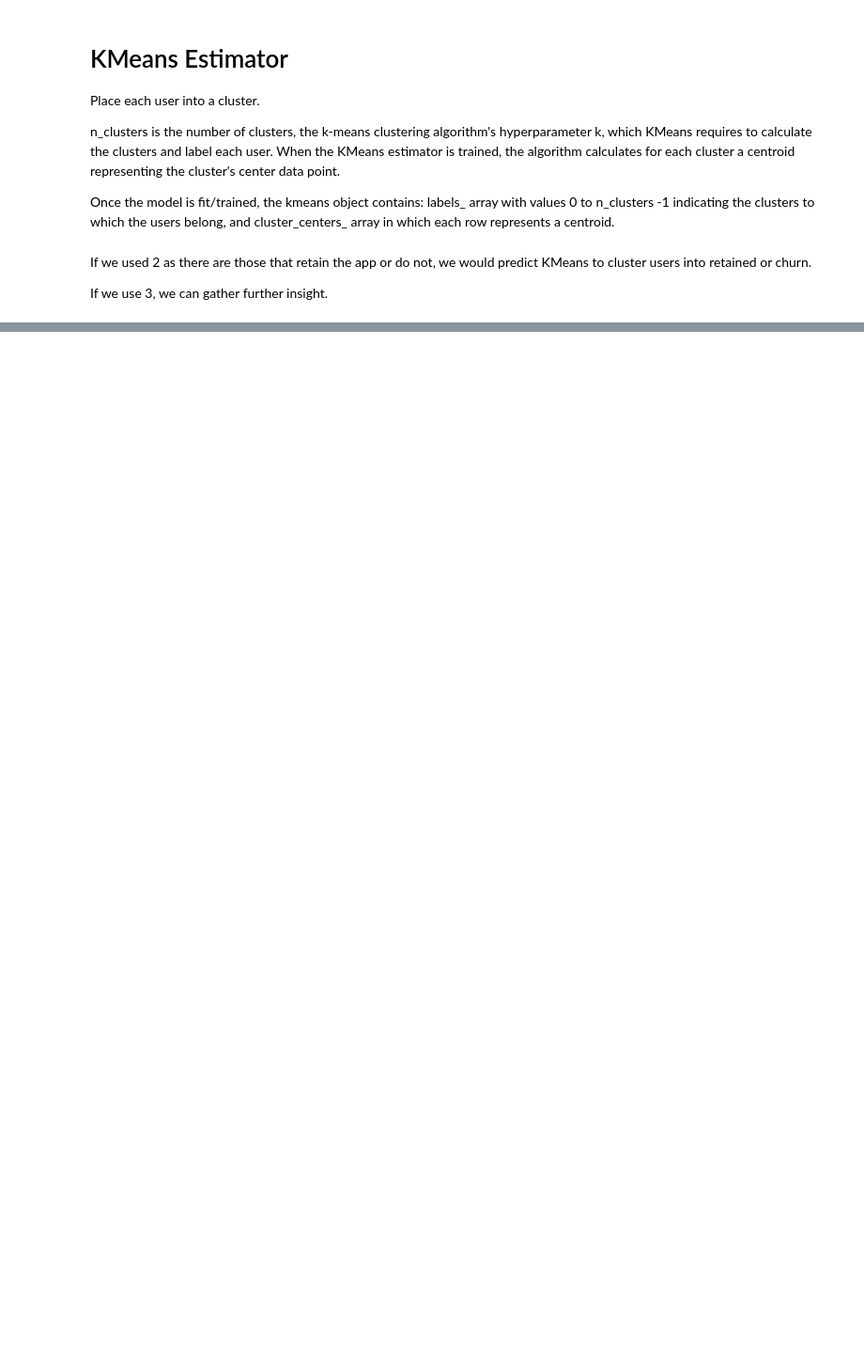
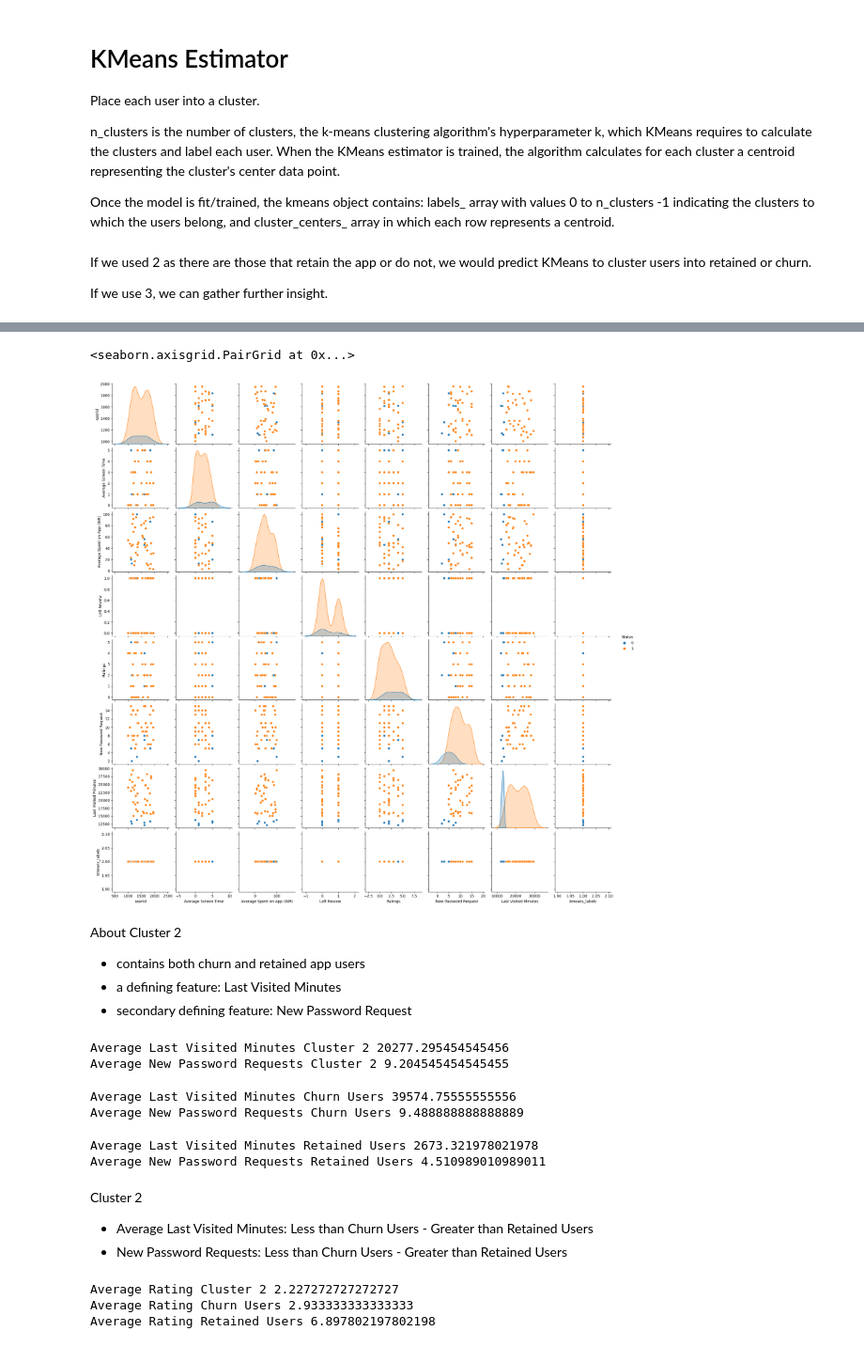
Before and after one commit to brittabeta/Data-Engineering-Duke, a Jupyter notebook: AppUserSegmentation.ipynb, the cells around one changed output, grey strips where cells are left out. Shown at 94% size. Saved outputs shown, nothing was run; the diff lists cells and outputs as text; code cells hidden in the pictures; blank space fills up the shorter version.

```diff
--- a/AppUserSegmentation.ipynb
+++ b/AppUserSegmentation.ipynb
@@ -184,0 +202,4 @@ If we use 3, we can gather further insight.
+# %%
+# investigate cluster 2
+results2_df = df.join(result_df)
+results2_df.head()
@@ -184,0 +213,5 @@ If we use 3, we can gather further insight.
+# %%
+# create cluster subsets
+cluster2_df = results2_df[results2_df['kmeans_labels'] == 2]
+cluster2_df = cluster2_df.drop('status_labels', axis = 1)
+cluster2_df.head()
@@ -184,0 +231,40 @@ If we use 3, we can gather further insight.
+# %%
+sns.pairplot(cluster2_df, hue = 'Status')
+# %% [output]
+<seaborn.axisgrid.PairGrid at 0x...>
+[figure, added]
+# %% [markdown]
+About Cluster 2
+* contains both churn and retained app users
+* a defining feature: Last Visited Minutes
+* secondary defining feature: New Password Request
+# %%
+print('Average Last Visited Minutes Cluster 2', cluster2_df['Last Visited Minutes'].mean())
+print('Average New Password Requests Cluster 2', cluster2_df['New Password Request'].mean())
+# %% [output]
+Average Last Visited Minutes Cluster 2 20277.295454545456
+Average New Password Requests Cluster 2 9.204545454545455
+# %%
+print('Average Last Visited Minutes Churn Users', cluster1_df['Last Visited Minutes'].mean())
+print('Average New Password Requests Churn Users', cluster1_df['New Password Request'].mean())
+# %% [output]
+Average Last Visited Minutes Churn Users 39574.75555555556
+Average New Password Requests Churn Users 9.488888888888889
+# %%
+print('Average Last Visited Minutes Retained Users', cluster0_df['Last Visited Minutes'].mean())
+print('Average New Password Requests Retained Users', cluster0_df['New Password Request'].mean())
+# %% [output]
+Average Last Visited Minutes Retained Users 2673.321978021978
+Average New Password Requests Retained Users 4.510989010989011
+# %% [markdown]
+Cluster 2
+* Average Last Visited Minutes: Less than Churn Users - Greater than Retained Users
+* New Password Requests: Less than Churn Users - Greater than Retained Users
+# %%
+print('Average Rating Cluster 2', cluster2_df['Ratings'].mean())
+print('Average Rating Churn Users', cluster1_df['Ratings'].mean())
+print('Average Rating Retained Users', cluster0_df['Ratings'].mean())
+# %% [output]
+Average Rating Cluster 2 2.227272727272727
+Average Rating Churn Users 2.933333333333333
+Average Rating Retained Users 6.897802197802198
```
Also changed, not shown: parts of 16 cells of this notebook.
